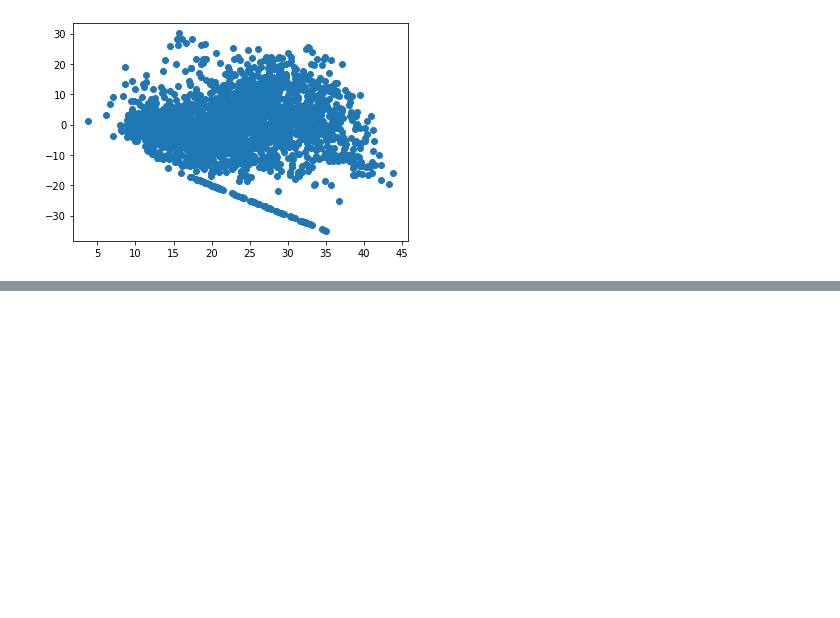
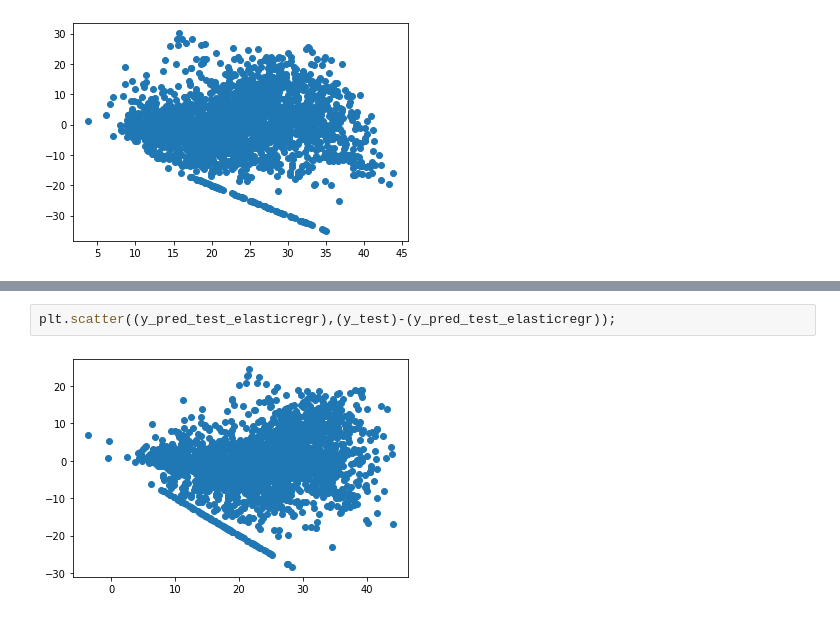
Before and after one commit to Meghanah97/Individual_project_bike_sharing_demand_prediction, a Jupyter notebook: Bike_Sharing_Demand_Prediction_Capstone_Project.ipynb, the cells around one changed output, grey strips where cells are left out. Drawn from its saved outputs; the diff is of its cells as text; blank space fills up the shorter version.

```diff
--- a/Bike_Sharing_Demand_Prediction_Capstone_Project.ipynb
+++ b/Bike_Sharing_Demand_Prediction_Capstone_Project.ipynb
@@ -1059,0 +1244,4 @@ plt.scatter((Y_pred_test_las),(y_test-Y_pred_test_las))
+# %%
+plt.scatter((y_pred_test_elasticregr),(y_test)-(y_pred_test_elasticregr));
+# %% [output]
+[figure, added]
```
Also changed, not shown: parts of 34 cells of this notebook.
